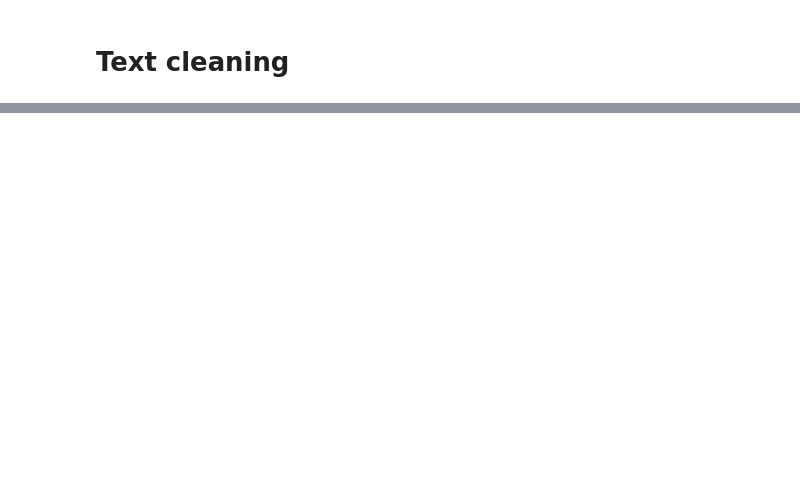
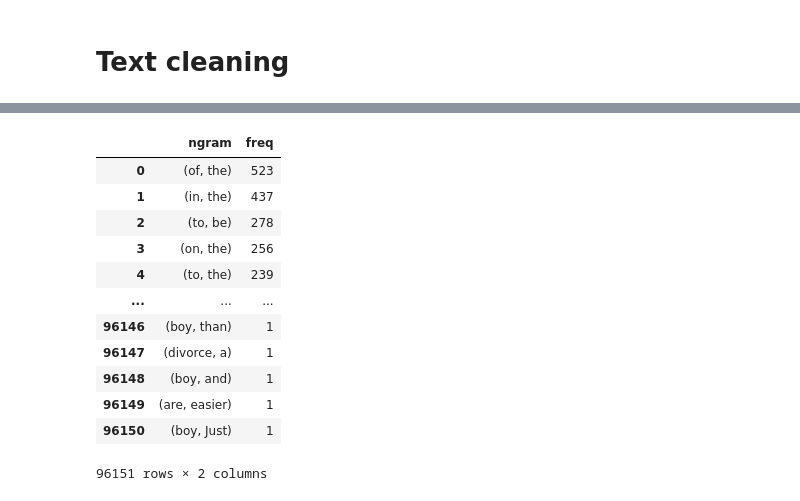
Before and after one commit to gems-cyberlang/cyberlang-learning, a Jupyter notebook: data-collection/praw-playground.ipynb, the cells around one changed output, grey strips where cells are left out. Drawn from its saved outputs; the diff is of its cells as text; code cells hidden in the pictures; blank space fills up the shorter version.

Commit message:
Write code for ngrams in notebook

```diff
--- a/data-collection/praw-playground.ipynb
+++ b/data-collection/praw-playground.ipynb
@@ -540,31 +535,26 @@ sample_df[[BODY, "parsed"]].head()
 # %%
-from nltk.tokenize import word_tokenize
 from nltk.tokenize.casual import TweetTokenizer
 import re
+import unicodedata
 
 tokenizer = TweetTokenizer()
 
 
 def casual_tokenize(text: str) -> list[str]:
+    text = unicodedata.normalize("NFKD", text)
     text = re.sub("[uU]/[A-Za-z_-]+", " ", text)
     text = re.sub("[rR]/[A-Za-z_.-]+", " ", text)
     text = text.replace("\n", " ")
     text = text.replace(r"\n", " ")
     # Kind of a dumb way to remove links but I'm like 90% sure it works
-    return [tok for tok in tokenizer.tokenize(text) if not re.match("https?://", tok)]
+    no_links = [
+        tok for tok in tokenizer.tokenize(text) if not re.match("https?://", tok)
+    ]
+    # Remove all tokens that only contain non-word characters
+    no_symbol_tokens = [
+        tok for tok in tokenizer.tokenize(text) if re.match("[A-Za-z]", tok)
+    ]
+    return no_symbol_tokens
 
 
-def punkt_tokenize(text: str) -> list[str]:
-    text = re.sub("u/[A-Za-z_-]+", " ", text)
-    text = re.sub("r/[A-Za-z_.-]+", " ", text)
-    text = text.replace("\n", " ")
-    text = text.replace(r"\n", " ")
-    return word_tokenize(text)
-
-
-sample_df["casual_tokenized"] = sample_df["parsed"].map(
-    lambda text: str(casual_tokenize(text))
-)
-sample_df["punkt_tokenized"] = sample_df["parsed"].map(
-    lambda text: str(punkt_tokenize(text))
-)
+sample_df["casual_tokenized"] = sample_df["parsed"].map(casual_tokenize)
@@ -597,0 +644,26 @@ casual_tokenize(s), punkt_tokenize(s)
+# %%
+bigrams = nltk.bigrams(sample_df["casual_tokenized"].explode())
+fdist = nltk.FreqDist(bigrams)
+ngram_df = pd.DataFrame(
+    [
+        [ngram, fdist[ngram]]
+        for ngram in fdist
+        if all(isinstance(tok, str) for tok in ngram)
+    ],
+    columns=["ngram", "freq"],
+)
+ngram_df
+# %% [output]
+|  | ngram | freq |
+| 0 | (of, the) | 523 |
+| 1 | (in, the) | 437 |
+| 2 | (to, be) | 278 |
+| 3 | (on, the) | 256 |
+| 4 | (to, the) | 239 |
+| ... | ... | ... |
+| 96146 | (boy, than) | 1 |
+| 96147 | (divorce, a) | 1 |
+| 96148 | (boy, and) | 1 |
+| 96149 | (are, easier) | 1 |
+| 96150 | (boy, Just) | 1 |
+96151 rows × 2 columns
```
Also changed, not shown: parts of 13 cells of this notebook.
